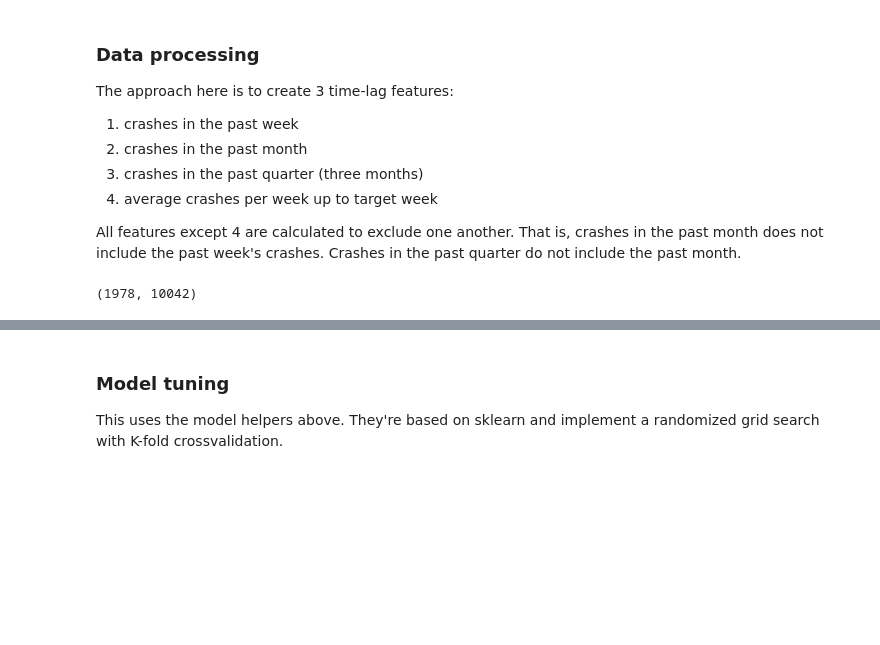
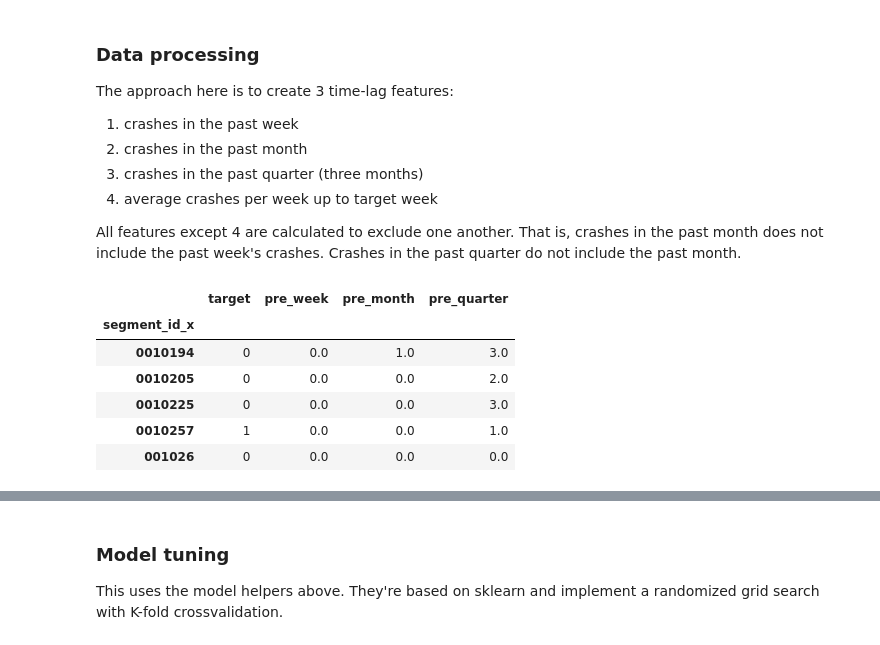
Before and after one commit to insight-lane/crash-model, a Jupyter notebook: notebooks/benchmark/crash_predict_benchmark.ipynb, the cells around one changed output, grey strips where cells are left out. Saved outputs shown, nothing was run; the diff lists cells and outputs as text; code cells hidden in the pictures; blank space fills up the shorter version.

```diff
--- a/notebooks/benchmark/crash_predict_benchmark.ipynb
+++ b/notebooks/benchmark/crash_predict_benchmark.ipynb
@@ -283,22 +283,32 @@ data_model = crash_lags.merge(data_segs, left_on='segment_id', right_on='segment
 # %%
 # Add in adjacency info
 adj_info = pd.read_csv('../../data/processed/adjacency_info.csv', usecols=['segment_id', 'orig_id'],
                        dtype={'segment_id':'str', 'orig_id':'str'})
 
 # get adjacencies between segments rather than between segments and orig_id
+adj_info = adj_info[adj_info.segment_id.isin(data_model.segment_id)] # filter down to segments with crashes to keep dataset small
 adj_mat = adj_info.merge(adj_info, on='orig_id')
-adj_mat['weight'] = 1
-adj_mat = adj_mat[['segment_id_x', 'segment_id_y', 'weight']]
-adj_mat = adj_mat[adj_mat.segment_id_x.isin(data_model.segment_id)] # filter down to segments with crashes to keep dataset small
+adj_mat = adj_mat[['segment_id_x', 'segment_id_y']]
 adj_mat.drop_duplicates(inplace=True)
-#adj_mat[adj_mat.segment_id_x=='8032']
+adj_mat = adj_mat[adj_mat.segment_id_x != adj_mat.segment_id_y]
 
-# pivot so each segment becomes its own feature (i.e., a column in the dataset)
-adj_wide = adj_mat.pivot(index='segment_id_x', columns='segment_id_y', values='weight')
-adj_wide = adj_wide.add_prefix('seg_')
-adj_wide.fillna(0, inplace=True)
+def get_adj_crash_lags(target_week):
+    """calculate total number of crashes that occurred
+    in adjacent segments for target week and lags as defined in format_crash_data
+    """
+    lag_data = format_crash_data(data_nonzero.set_index(['segment_id','week']), 'crash', target_week)
+    merge_lags = adj_mat.merge(lag_data, left_on='segment_id_y', right_on='segment_id')
+    adj_lags = merge_lags.groupby(['segment_id_x'])['target', 'pre_week', 'pre_month', 'pre_quarter'].sum()
+    return adj_lags
 
-print adj_wide.shape
+adj_lags = get_adj_crash_lags(50)
+adj_lags.head()
 # %% [output]
-(1978, 10042)
+|  | target | pre_week | pre_month | pre_quarter |
+| segment_id_x |  |  |  |  |
+| 0010194 | 0 | 0.0 | 1.0 | 3.0 |
+| 0010205 | 0 | 0.0 | 0.0 | 2.0 |
+| 0010225 | 0 | 0.0 | 0.0 | 3.0 |
+| 0010257 | 1 | 0.0 | 0.0 | 1.0 |
+| 001026 | 0 | 0.0 | 0.0 | 0.0 |
 # %%
```
Also changed, not shown: parts of 12 cells of this notebook.
